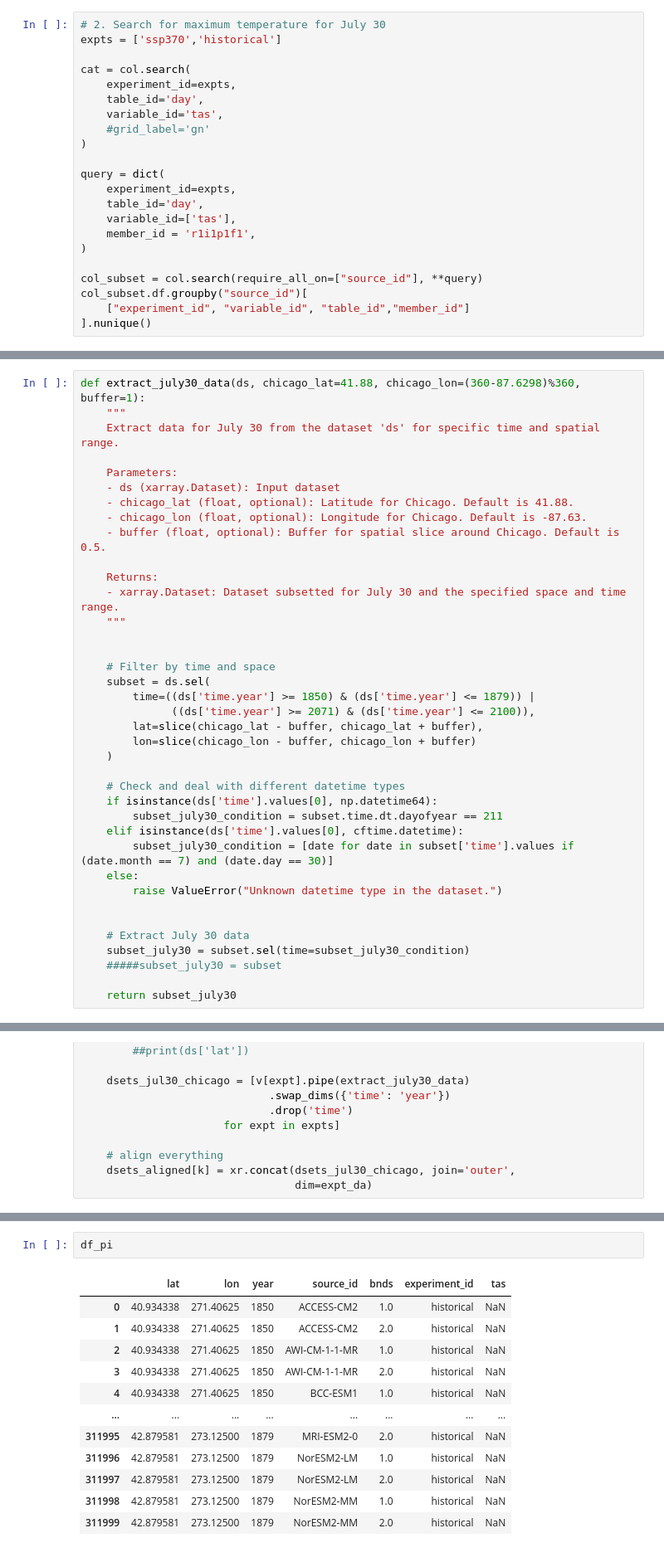
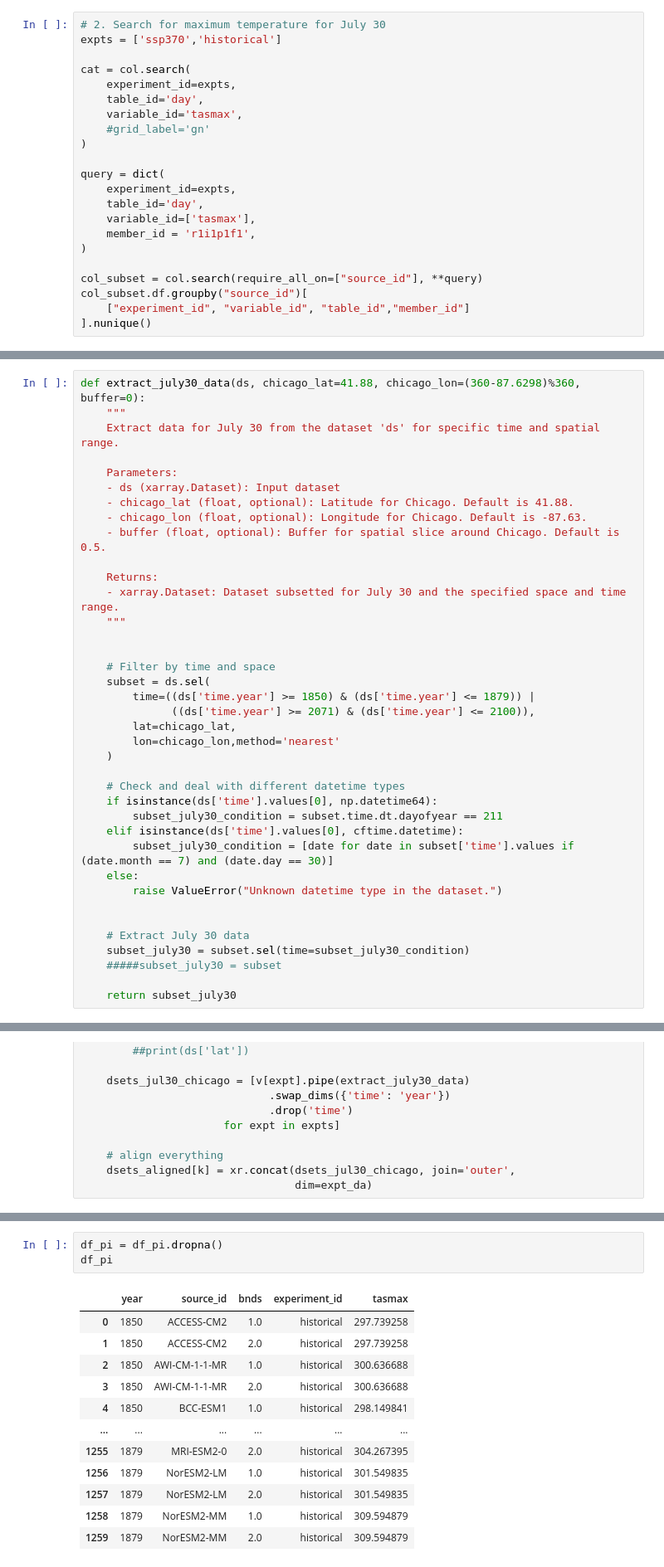
Before and after one commit to hrhampapura/moment_delta_mapping, a Jupyter notebook: lens_analysis/Aliasing-CMIP6.ipynb, the cells around one changed output, grey strips where cells are left out. Shown at 83% size. Cells and saved outputs as stored; diff of their text form.

```diff
--- a/lens_analysis/Aliasing-CMIP6.ipynb
+++ b/lens_analysis/Aliasing-CMIP6.ipynb
@@ -41,14 +41,14 @@ expts = ['ssp370','historical']
 cat = col.search(
     experiment_id=expts,
     table_id='day',
-    variable_id='tas',
+    variable_id='tasmax',
     #grid_label='gn'
 )
 
 query = dict(
     experiment_id=expts,
     table_id='day',
-    variable_id=['tas'],
+    variable_id=['tasmax'],
     member_id = 'r1i1p1f1',
 )
 
@@ -126,5 +126,5 @@ Wall time: 13.4 s
 # %%
-def extract_july30_data(ds, chicago_lat=41.88, chicago_lon=(360-87.6298)%360, buffer=1):
+def extract_july30_data(ds, chicago_lat=41.88, chicago_lon=(360-87.6298)%360, buffer=0):
     """
     Extract data for July 30 from the dataset 'ds' for specific time and spatial range.
 
@@ -143,8 +143,8 @@ def extract_july30_data(ds, chicago_lat=41.88, chicago_lon=(360-87.6298)%360, bu
     subset = ds.sel(
         time=((ds['time.year'] >= 1850) & (ds['time.year'] <= 1879)) |
               ((ds['time.year'] >= 2071) & (ds['time.year'] <= 2100)),
-        lat=slice(chicago_lat - buffer, chicago_lat + buffer),
-        lon=slice(chicago_lon - buffer, chicago_lon + buffer)
+        lat=chicago_lat,
+        lon=chicago_lon,method='nearest'
     )
 
     # Check and deal with different datetime types
@@ -237,15 +244,16 @@ df_loc.head()
 # %%
+df_pi = df_pi.dropna()
 df_pi
 # %% [output]
-|  | lat | lon | year | source_id | bnds | experiment_id | tas |
-| 0 | 40.934338 | 271.40625 | 1850 | ACCESS-CM2 | 1.0 | historical | NaN |
-| 1 | 40.934338 | 271.40625 | 1850 | ACCESS-CM2 | 2.0 | historical | NaN |
-| 2 | 40.934338 | 271.40625 | 1850 | AWI-CM-1-1-MR | 1.0 | historical | NaN |
-| 3 | 40.934338 | 271.40625 | 1850 | AWI-CM-1-1-MR | 2.0 | historical | NaN |
-| 4 | 40.934338 | 271.40625 | 1850 | BCC-ESM1 | 1.0 | historical | NaN |
-| ... | ... | ... | ... | ... | ... | ... | ... |
-| 311995 | 42.879581 | 273.12500 | 1879 | MRI-ESM2-0 | 2.0 | historical | NaN |
-| 311996 | 42.879581 | 273.12500 | 1879 | NorESM2-LM | 1.0 | historical | NaN |
-| 311997 | 42.879581 | 273.12500 | 1879 | NorESM2-LM | 2.0 | historical | NaN |
-| 311998 | 42.879581 | 273.12500 | 1879 | NorESM2-MM | 1.0 | historical | NaN |
-| 311999 | 42.879581 | 273.12500 | 1879 | NorESM2-MM | 2.0 | historical | NaN |
+|  | year | source_id | bnds | experiment_id | tasmax |
+| 0 | 1850 | ACCESS-CM2 | 1.0 | historical | 297.739258 |
+| 1 | 1850 | ACCESS-CM2 | 2.0 | historical | 297.739258 |
+| 2 | 1850 | AWI-CM-1-1-MR | 1.0 | historical | 300.636688 |
+| 3 | 1850 | AWI-CM-1-1-MR | 2.0 | historical | 300.636688 |
+| 4 | 1850 | BCC-ESM1 | 1.0 | historical | 298.149841 |
+| ... | ... | ... | ... | ... | ... |
+| 1255 | 1879 | MRI-ESM2-0 | 2.0 | historical | 304.267395 |
+| 1256 | 1879 | NorESM2-LM | 1.0 | historical | 301.549835 |
+| 1257 | 1879 | NorESM2-LM | 2.0 | historical | 301.549835 |
+| 1258 | 1879 | NorESM2-MM | 1.0 | historical | 309.594879 |
+| 1259 | 1879 | NorESM2-MM | 2.0 | historical | 309.594879 |
```
Also changed, not shown: parts of 23 cells of this notebook, 1 other file.
